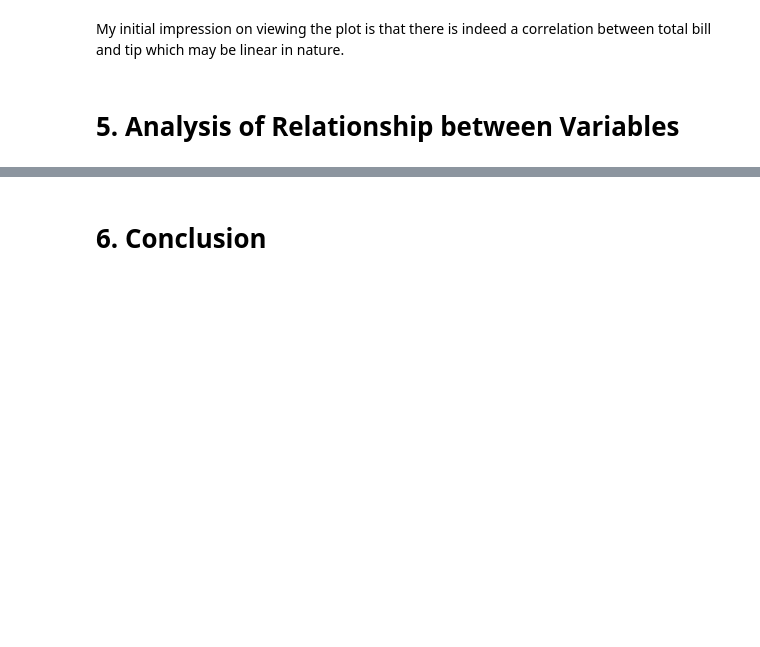
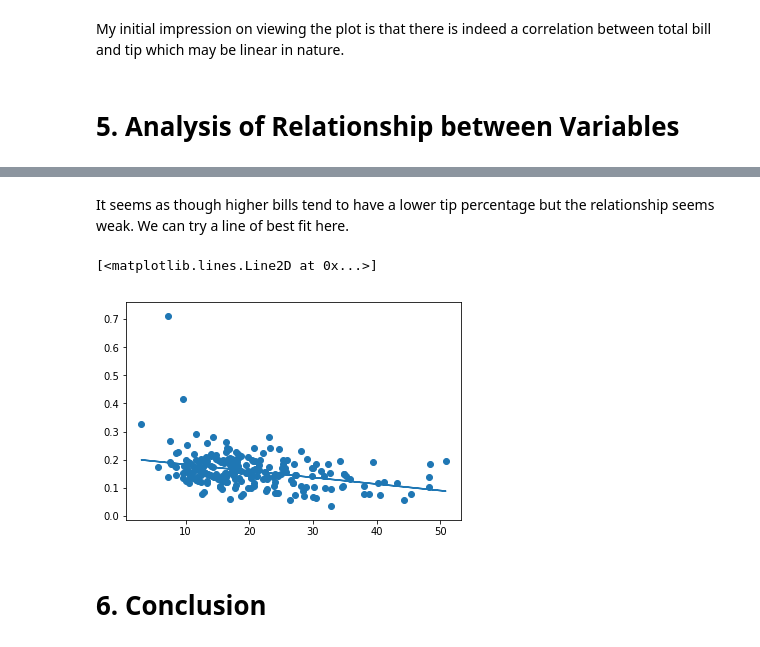
Before and after one commit to michealcannon/fundamentals-project, a Jupyter notebook: Tips Dataset.ipynb, the cells around one changed output, grey strips where cells are left out. Drawn from its saved outputs; the diff is of its cells as text; code cells hidden in the pictures; blank space fills up the shorter version.

```diff
--- a/Tips Dataset.ipynb
+++ b/Tips Dataset.ipynb
@@ -140,2 +146,14 @@ My initial impression on viewing the plot is that there is indeed a correlation
+# %% [markdown]
+It seems as though higher bills tend to have a lower tip percentage but the relationship seems weak. We can try a line of best fit here.
+# %%
+p = tips["percentage_tip"] # return "percentage_tips" column as array and assign to variable p
+d = np.polyfit(b,p,1) # use polyfit function to return array containing values m and c to be used in line of best fit. Assign to variable d
+m = d[0] # return first value from array "d" and assign to variable m
+c = d[1] # return second value from array "d" and assign to variable c
+plt.scatter(b, p) # scatterplot of total bill against percentage_tips
+plt.plot(b,m*b +c) # plot line of best fit using values m and c obtained above
+# %% [output]
+[<matplotlib.lines.Line2D at 0x...>]
+[figure, added]
 # %% [markdown]
 # 6. Conclusion
```
Also changed, not shown: parts of 2 cells of this notebook.
